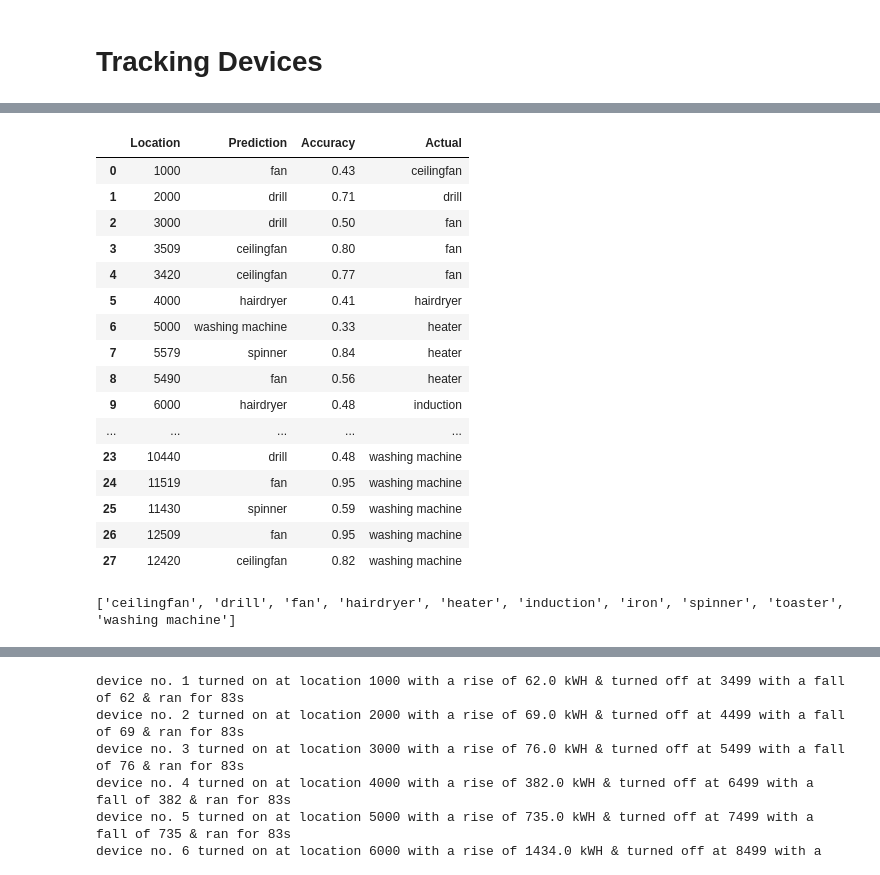
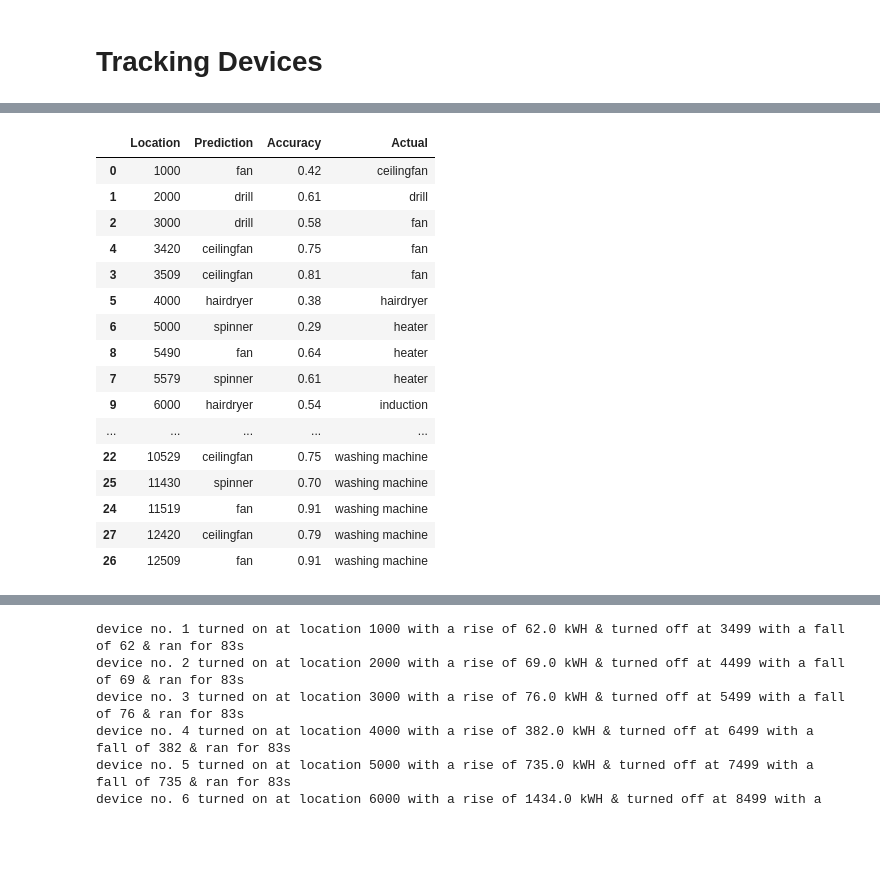
Before and after one commit to caxefaizan/RNN_Model, a Jupyter notebook: Transition Approach.ipynb, the cells around one changed output, grey strips where cells are left out. Drawn from its saved outputs; the diff is of its cells as text; code cells hidden in the pictures; blank space fills up the shorter version.

```diff
--- a/Transition Approach.ipynb
+++ b/Transition Approach.ipynb
@@ -149,7 +149,7 @@ def get_value(indx):
     indx = indx*SIG_SIZE
     return vamp_df[indx:indx+SIG_SIZE]
 # %%
-BUFFER_SIZE = 3
+BUFFER_SIZE = 4
 indx = 0
 count = 0
 buffer = np.array([0]*SIG_SIZE*BUFFER_SIZE)
@@ -161,11 +161,11 @@ i = 1
 prev_mean = 0
 I = 0
 # %%
-for itr in range(300):
+for itr in range(300): # because 300 times we can get data from 27000 length of vamp
     while count!= BUFFER_SIZE:
-        buffer = np.roll(buffer, -SIG_SIZE)
+        buffer = np.roll(buffer, -SIG_SIZE) # helps getting data in seconds
         test_df = get_value(indx)
-        buffer[SIG_SIZE*2:] = test_df['data']
+        buffer[SIG_SIZE*(BUFFER_SIZE-1):] = test_df['data']
         t = test_df['time']
         for ts in t:
             time.append(ts)
@@ -179,7 +179,9 @@ for itr in range(300):
             sig = buffer[ev:ev+SIG_SIZE]
             if len(sig) == SIG_SIZE:
                 sig = sig - prev_mean
-                prev_mean = buffer.mean()
+                prev_mean = buffer[:ev].mean()
+                if math.isnan(prev_mean):
+                    prev_mean = 0
                 I = (vamp_df[vamp_df['time']==time[ev]].index.values[0])
                 if len(idx_on_events) ==0:
                     idx_on_events.append(I)
@@ -326,28 +308,26 @@ test_on_events
 # %%
 tracking_df = pd.DataFrame({'Location':idx_on_events,
               'Prediction': test_preds,
               'Accuracy':[ x.max() for x in test_preds_proba],
-              'Actual': actual})
+              })
+tracking_df = tracking_df.sort_values(by=['Location'])
+tracking_df['Actual'] = actual
 tracking_df
 # %% [output]
 |  | Location | Prediction | Accuracy | Actual |
-| 0 | 1000 | fan | 0.43 | ceilingfan |
-| 1 | 2000 | drill | 0.71 | drill |
-| 2 | 3000 | drill | 0.50 | fan |
-| 3 | 3509 | ceilingfan | 0.80 | fan |
-| 4 | 3420 | ceilingfan | 0.77 | fan |
-| 5 | 4000 | hairdryer | 0.41 | hairdryer |
-| 6 | 5000 | washing machine | 0.33 | heater |
-| 7 | 5579 | spinner | 0.84 | heater |
-| 8 | 5490 | fan | 0.56 | heater |
-| 9 | 6000 | hairdryer | 0.48 | induction |
+| 0 | 1000 | fan | 0.42 | ceilingfan |
+| 1 | 2000 | drill | 0.61 | drill |
+| 2 | 3000 | drill | 0.58 | fan |
+| 4 | 3420 | ceilingfan | 0.75 | fan |
+| 3 | 3509 | ceilingfan | 0.81 | fan |
+| 5 | 4000 | hairdryer | 0.38 | hairdryer |
+| 6 | 5000 | spinner | 0.29 | heater |
+| 8 | 5490 | fan | 0.64 | heater |
+| 7 | 5579 | spinner | 0.61 | heater |
+| 9 | 6000 | hairdryer | 0.54 | induction |
 | ... | ... | ... | ... | ... |
-| 23 | 10440 | drill | 0.48 | washing machine |
-| 24 | 11519 | fan | 0.95 | washing machine |
-| 25 | 11430 | spinner | 0.59 | washing machine |
-| 26 | 12509 | fan | 0.95 | washing machine |
-| 27 | 12420 | ceilingfan | 0.82 | washing machine |
+| 22 | 10529 | ceilingfan | 0.75 | washing machine |
+| 25 | 11430 | spinner | 0.70 | washing machine |
+| 24 | 11519 | fan | 0.91 | washing machine |
+| 27 | 12420 | ceilingfan | 0.79 | washing machine |
+| 26 | 12509 | fan | 0.91 | washing machine |
-# %%
-print(appliances)
-# %% [output]
-['ceilingfan', 'drill', 'fan', 'hairdryer', 'heater', 'induction', 'iron', 'spinner', 'toaster', 'washing machine']
```
Also changed, not shown: parts of 6 cells of this notebook.
